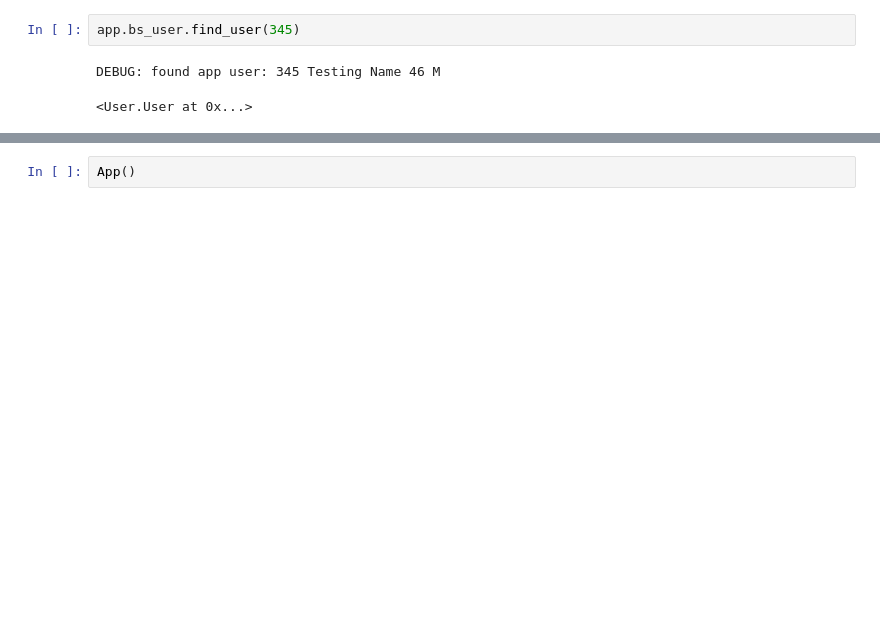
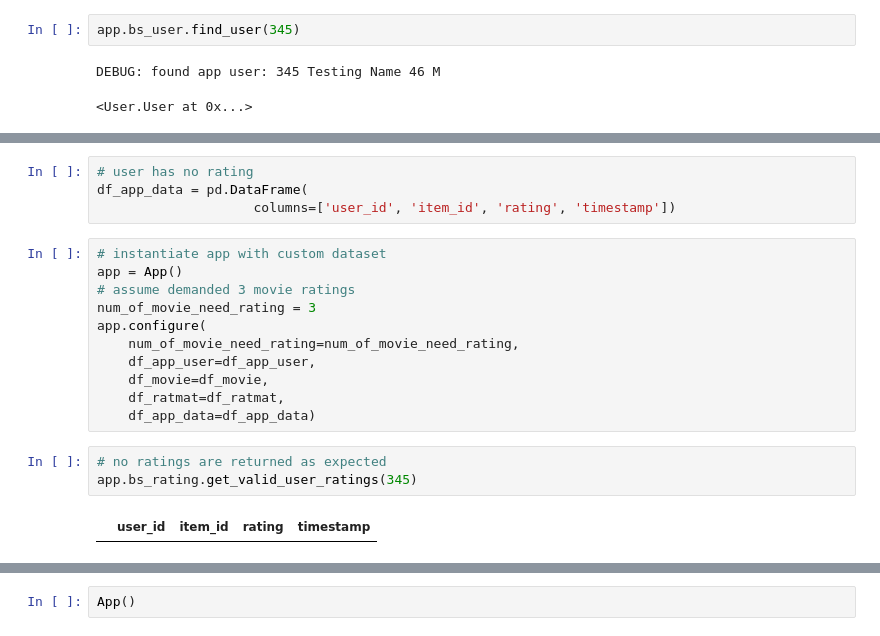
Before and after one commit to elicaluya/MovieRecommender, a Jupyter notebook: Testing.ipynb, the cells around one changed output, grey strips where cells are left out. Drawn from its saved outputs; the diff is of its cells as text; blank space fills up the shorter version.

```diff
--- a/Testing.ipynb
+++ b/Testing.ipynb
@@ -92,0 +101,20 @@ df_movie
+# %%
+# user has no rating
+df_app_data = pd.DataFrame(
+                    columns=['user_id', 'item_id', 'rating', 'timestamp'])
+# %%
+# instantiate app with custom dataset
+app = App()
+# assume demanded 3 movie ratings
+num_of_movie_need_rating = 3
+app.configure(
+    num_of_movie_need_rating=num_of_movie_need_rating,
+    df_app_user=df_app_user,
+    df_movie=df_movie,
+    df_ratmat=df_ratmat,
+    df_app_data=df_app_data)
+# %%
+# no ratings are returned as expected
+app.bs_rating.get_valid_user_ratings(345)
+# %% [output]
+|  | user_id | item_id | rating | timestamp |
```
Also changed, not shown: parts of 11 cells of this notebook, 1 other file.
